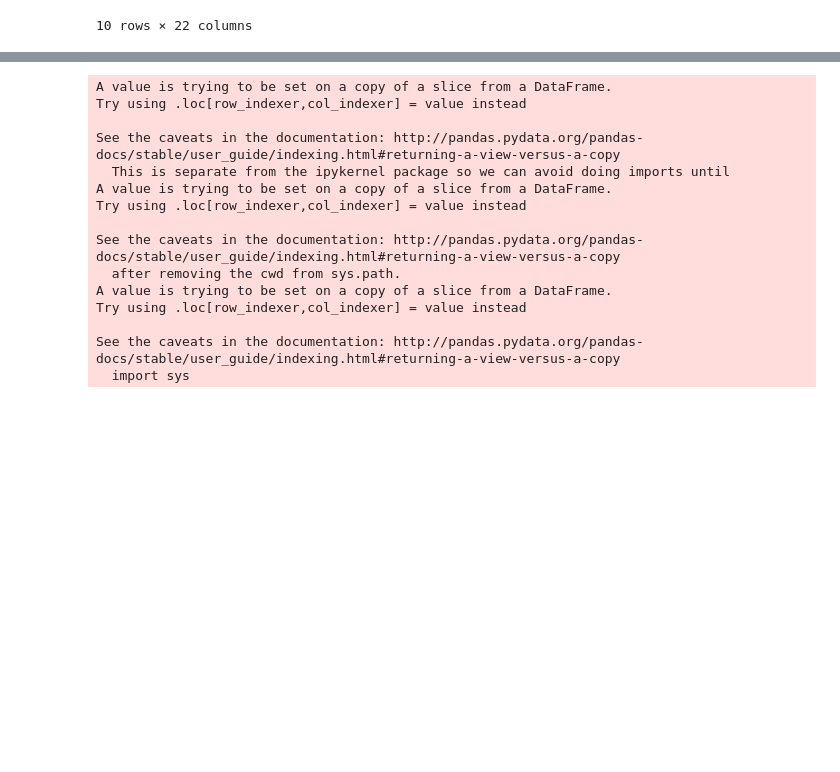
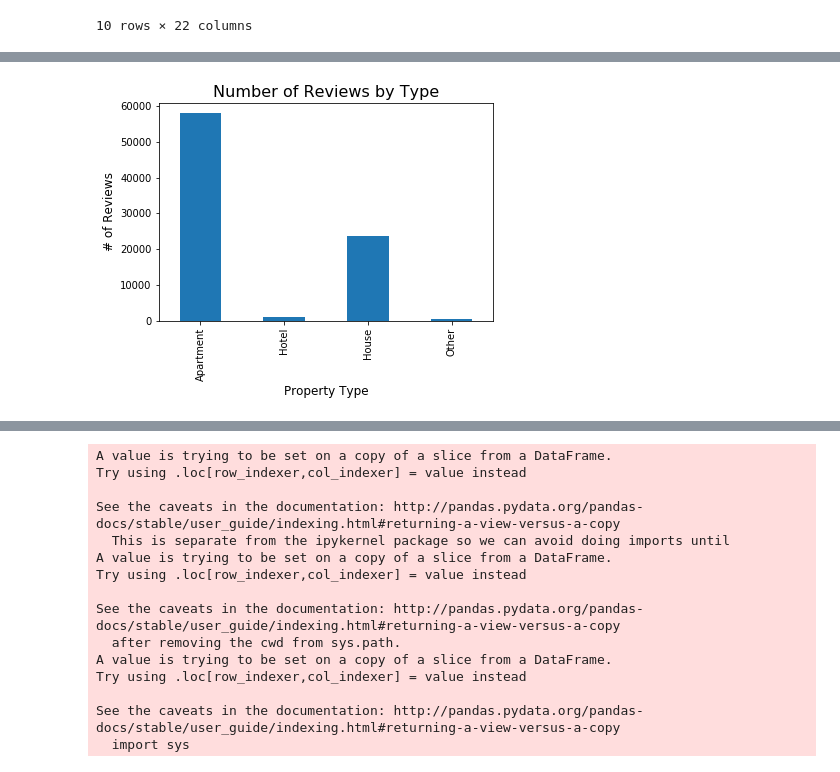
Before and after one commit to cruz003/project-airbnb, a Jupyter notebook: project_start.ipynb, the cells around one changed output, grey strips where cells are left out. Saved outputs shown, nothing was run; the diff lists cells and outputs as text; code cells hidden in the pictures; blank space fills up the shorter version.

```diff
--- a/project_start.ipynb
+++ b/project_start.ipynb
@@ -27,0 +95,9 @@ clean_df.head(10)
+# %%
+# Data Visualization 4: Number of Reviews by Type
+number_of_reviews = reviews.plot(kind="bar")
+plt.title("Number of Reviews by Type", fontsize=16)
+plt.ylabel("# of Reviews", fontsize=12)
+plt.xlabel("Property Type", fontsize=12)
+plt.show()
+# %% [output]
+[figure, added]
```
Also changed, not shown: parts of 17 cells of this notebook, 1 other file.
